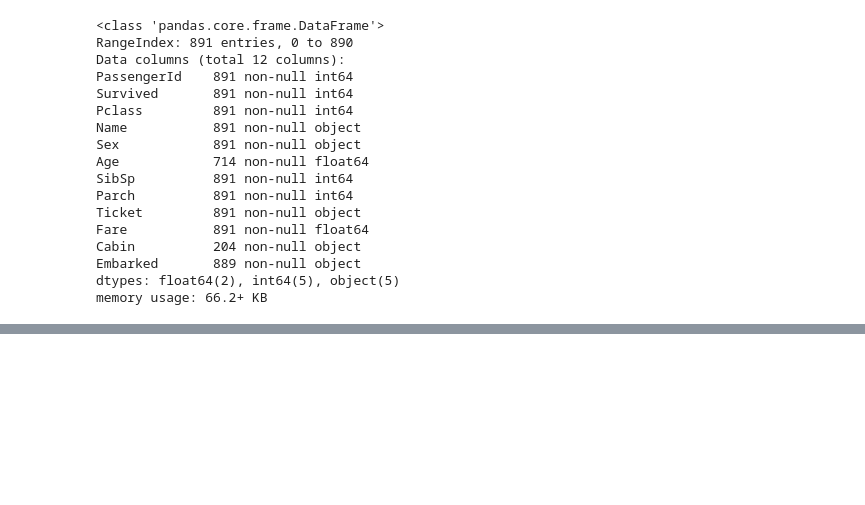
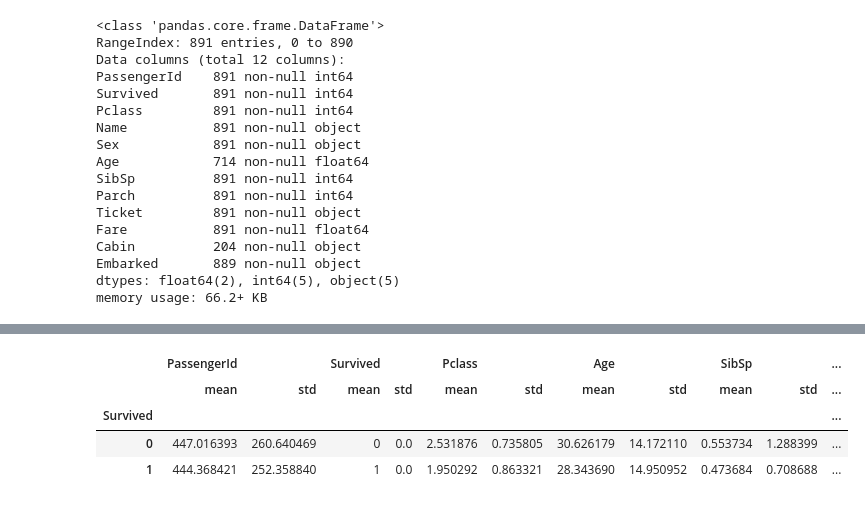
Before and after one commit to SergeyAnokhin/jupyter, a Jupyter notebook: kaggle/titanic/main.ipynb, the cells around one changed output, grey strips where cells are left out. Saved outputs shown, nothing was run; the diff lists cells and outputs as text; code cells hidden in the pictures; blank space fills up the shorter version.

```diff
--- a/kaggle/titanic/main.ipynb
+++ b/kaggle/titanic/main.ipynb
@@ -100,0 +85,8 @@ memory usage: 66.2+ KB
+# %%
+df.groupby(['Survived'])[df.columns].agg([np.mean, np.std])
+# %% [output]
+|  | PassengerId |  | Survived |  | Pclass |  | Age |  | SibSp |  | ... |
+|  | mean | std | mean | std | mean | std | mean | std | mean | std | ... |
+| Survived |  |  |  |  |  |  |  |  |  |  | ... |
+| 0 | 447.016393 | 260.640469 | 0 | 0.0 | 2.531876 | 0.735805 | 30.626179 | 14.172110 | 0.553734 | 1.288399 | ... |
+| 1 | 444.368421 | 252.358840 | 1 | 0.0 | 1.950292 | 0.863321 | 28.343690 | 14.950952 | 0.473684 | 0.708688 | ... |
```
Also changed, not shown: parts of 7 cells of this notebook.
